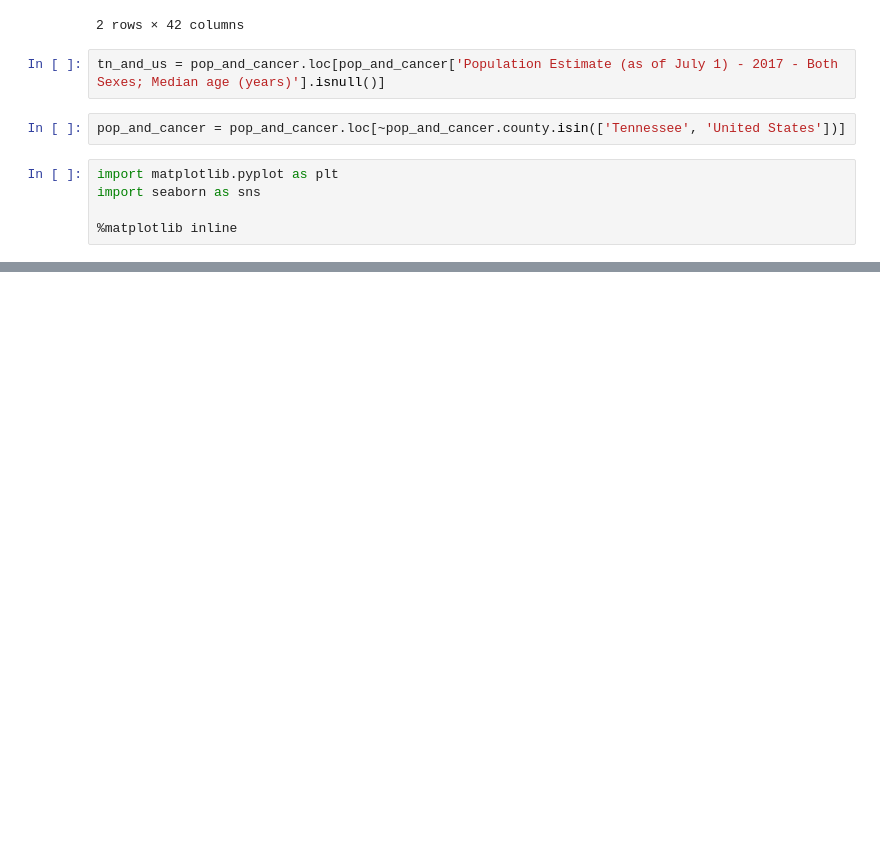
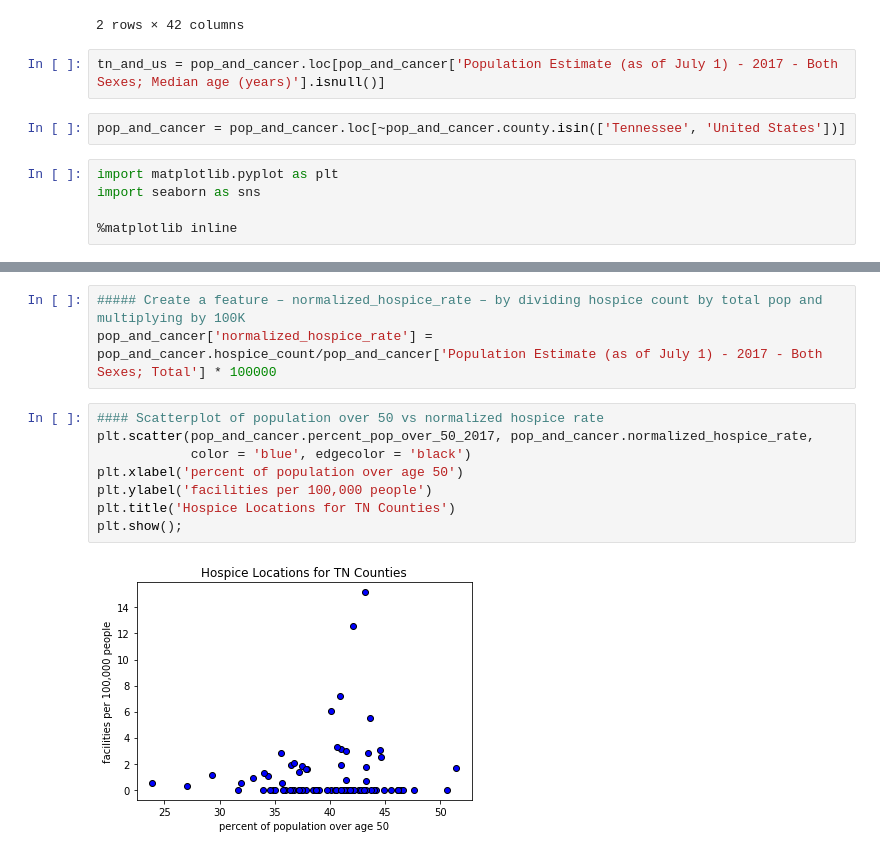
Before and after one commit to meganevogel/vanderbilt-aspire-data-essentials, a Jupyter notebook: data_science_essentials_week3.ipynb, the cells around one changed output, grey strips where cells are left out. Drawn from its saved outputs; the diff is of its cells as text; blank space fills up the shorter version.

```diff
--- a/data_science_essentials_week3.ipynb
+++ b/data_science_essentials_week3.ipynb
@@ -514,0 +585,13 @@ pop_over_50_2010
+# %%
+##### Create a feature – normalized_hospice_rate – by dividing hospice count by total pop and multiplying by 100K
+pop_and_cancer['normalized_hospice_rate'] = pop_and_cancer.hospice_count/pop_and_cancer['Population Estimate (as of July 1) - 2017 - Both Sexes; Total'] * 100000
+# %%
+#### Scatterplot of population over 50 vs normalized hospice rate
+plt.scatter(pop_and_cancer.percent_pop_over_50_2017, pop_and_cancer.normalized_hospice_rate,
+            color = 'blue', edgecolor = 'black')
+plt.xlabel('percent of population over age 50')
+plt.ylabel('facilities per 100,000 people')
+plt.title('Hospice Locations for TN Counties')
+plt.show();
+# %% [output]
+[figure, added]
```
Also changed, not shown: parts of 28 cells of this notebook.
